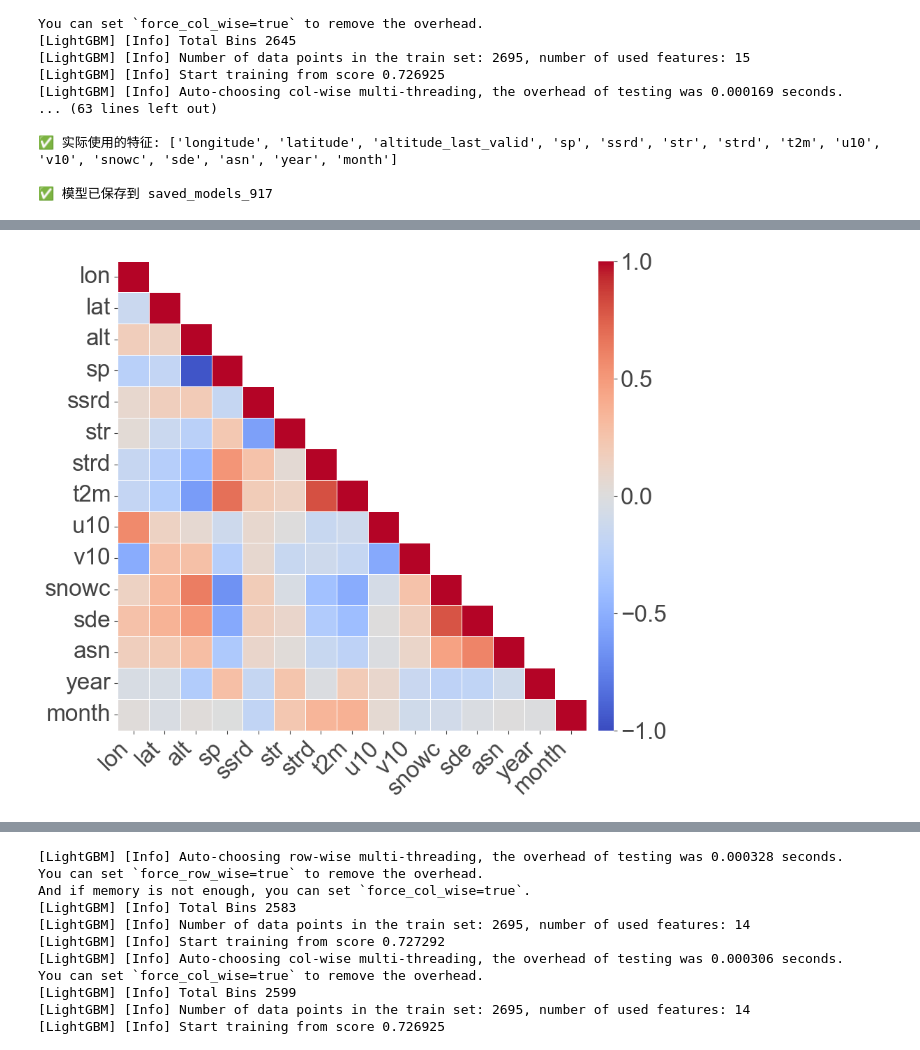
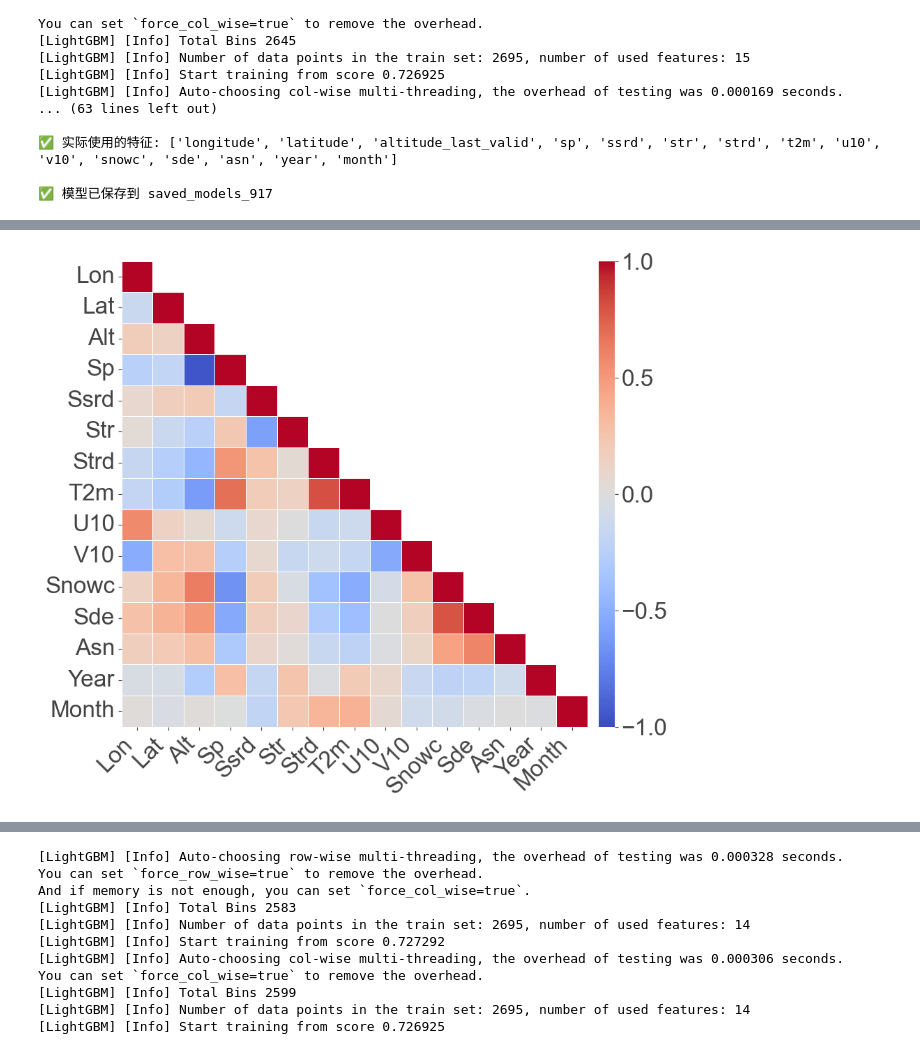
Before and after one commit to OneBasil/GreenlandAlbedo, a Jupyter notebook: final_model.ipynb, the cells around one changed output, grey strips where cells are left out. Saved outputs shown, nothing was run; the diff lists cells and outputs as text; code cells hidden in the pictures.

```diff
--- a/final_model.ipynb
+++ b/final_model.ipynb
@@ -978,21 +1068,21 @@ corr = num_df.corr(method='spearman')
 
 # ===== 简写列名映射 =====
 rename_dict = {
-    'longitude': 'lon',
-    'latitude': 'lat',
-    'altitude_last_valid': 'alt',
-    'sp': 'sp',
-    'ssrd': 'ssrd',
-    'str': 'str',
-    'strd': 'strd',
-    't2m': 't2m',
-    'u10': 'u10',
-    'v10': 'v10',
-    'snowc': 'snowc',
-    'sde': 'sde',
-    'asn': 'asn',
-    'year': 'year',
-    'month': 'month'
+    'longitude': 'Lon',
+    'latitude': 'Lat',
+    'altitude_last_valid': 'Alt',
+    'sp': 'Sp',
+    'ssrd': 'Ssrd',
+    'str': 'Str',
+    'strd': 'Strd',
+    't2m': 'T2m',
+    'u10': 'U10',
+    'v10': 'V10',
+    'snowc': 'Snowc',
+    'sde': 'Sde',
+    'asn': 'Asn',
+    'year': 'Year',
+    'month': 'Month'
 }
 
 corr.rename(index=rename_dict, columns=rename_dict, inplace=True)
@@ -1017,34 +1107,34 @@ fig, ax = plt.subplots(figsize=(9.5, 8))
 sns.heatmap(
     corr, mask=mask,
     cmap="coolwarm", vmin=-1, vmax=1, center=0,
     square=True, annot=False,
     linewidths=0.4, linecolor="white",
     cbar_kws={
         "orientation": "vertical",
         "pad": 0.02,
         "shrink": 1.0,
         "aspect": 30,
         "ticks": [-1, -0.5, 0, 0.5, 1],
     },
     ax=ax
 )
 
 # ===== 美化标签 =====
 ax.set_xticklabels(ax.get_xticklabels(), rotation=45, ha='right')
 ax.set_yticklabels(ax.get_yticklabels(), rotation=0)
 
 # ===== 移除标题与图例文字 =====
 cbar = ax.collections[0].colorbar
 cbar.set_label("")
 ax.set_title("")
 
 # ===== 紧凑布局并保存 =====
 plt.tight_layout(pad=0.3)
 plt.savefig(r"C:\Users\11823\era5land\Fig_TriangularCorrelation_npJ_cleanFinal.png",
             dpi=400, bbox_inches='tight')
 plt.show()
 # %% [output]
-[figure, old version]
+[figure, new version]
 # %%
 # -*- coding: utf-8 -*-
 import shap
```
Also changed, not shown: parts of 8 cells of this notebook, 7 other files.
